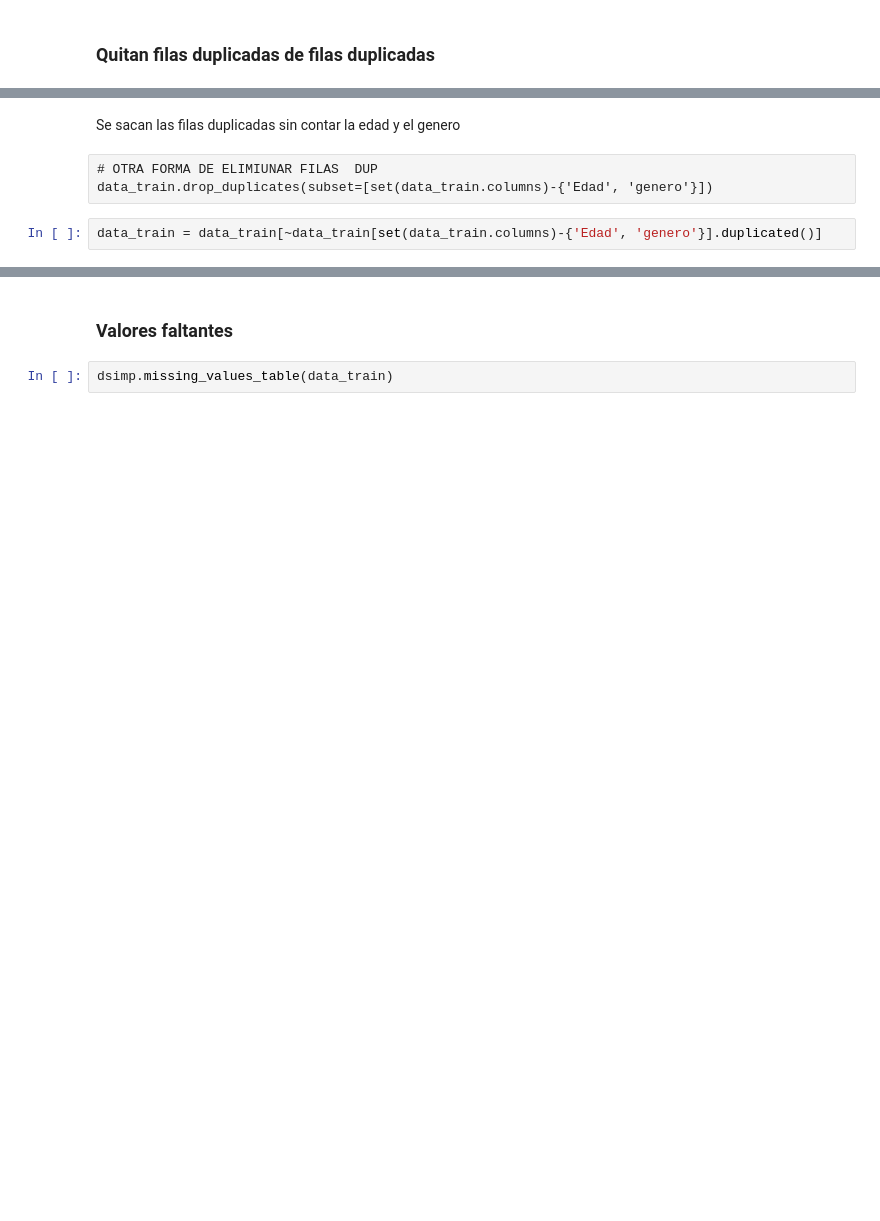
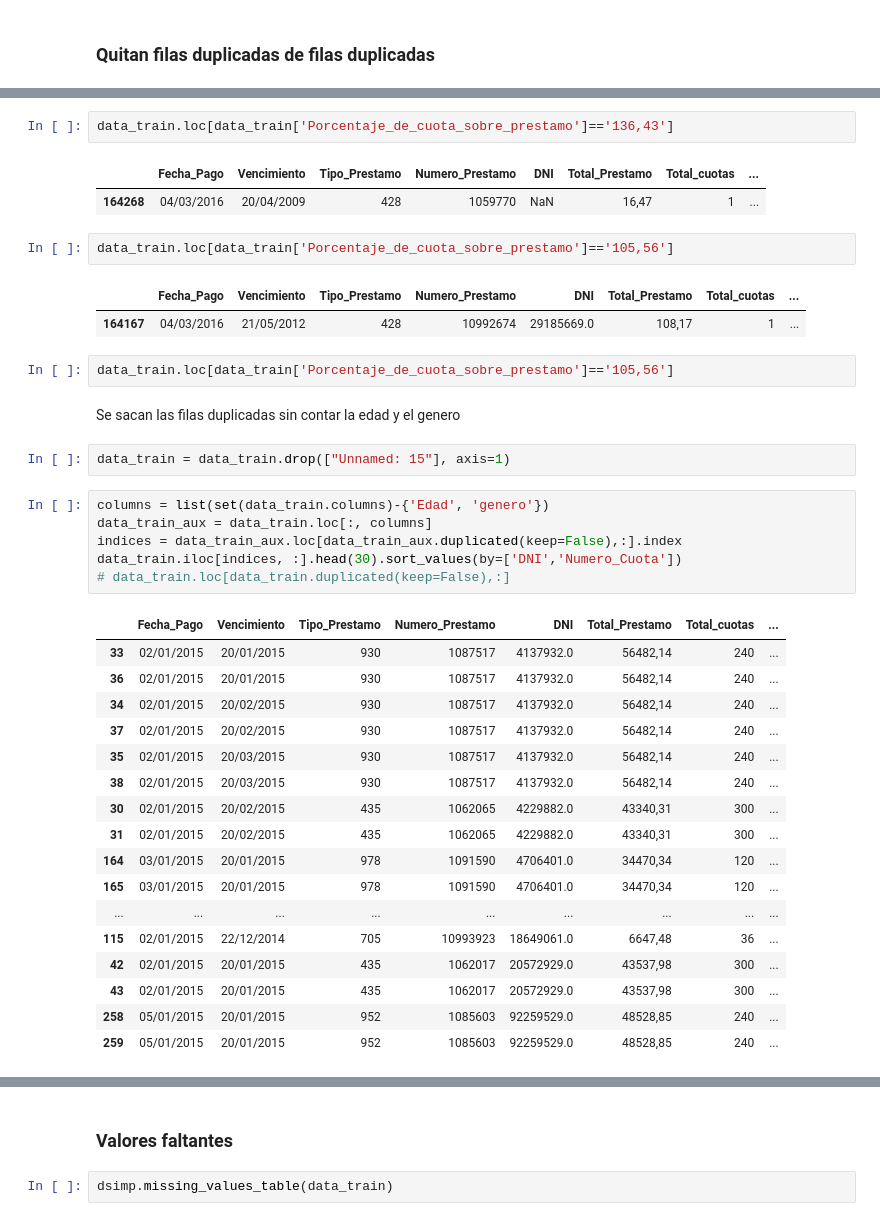
Before and after one commit to FrancisLuna/data-science-TP4, a Jupyter notebook: TP4.ipynb, the cells around one changed output, grey strips where cells are left out. Saved outputs shown, nothing was run; the diff lists cells and outputs as text; blank space fills up the shorter version.

```diff
--- a/TP4.ipynb
+++ b/TP4.ipynb
@@ -118,7 +138,40 @@ memory usage: 93.2+ MB
+# %%
+data_train.loc[data_train['Porcentaje_de_cuota_sobre_prestamo']=='136,43']
+# %% [output]
+|  | Fecha_Pago | Vencimiento | Tipo_Prestamo | Numero_Prestamo | DNI | Total_Prestamo | Total_cuotas | ... |
+| 164268 | 04/03/2016 | 20/04/2009 | 428 | 1059770 | NaN | 16,47 | 1 | ... |
+# %%
+data_train.loc[data_train['Porcentaje_de_cuota_sobre_prestamo']=='105,56']
+# %% [output]
+|  | Fecha_Pago | Vencimiento | Tipo_Prestamo | Numero_Prestamo | DNI | Total_Prestamo | Total_cuotas | ... |
+| 164167 | 04/03/2016 | 21/05/2012 | 428 | 10992674 | 29185669.0 | 108,17 | 1 | ... |
+# %%
+data_train.loc[data_train['Porcentaje_de_cuota_sobre_prestamo']=='105,56']
 # %% [markdown]
 Se sacan las filas duplicadas sin contar la edad y el genero
-# %% [raw]
-# OTRA FORMA DE ELIMIUNAR FILAS  DUP
-data_train.drop_duplicates(subset=[set(data_train.columns)-{'Edad', 'genero'}])
-# %%
-data_train = data_train[~data_train[set(data_train.columns)-{'Edad', 'genero'}].duplicated()]
+# %%
+data_train = data_train.drop(["Unnamed: 15"], axis=1)
+# %%
+columns = list(set(data_train.columns)-{'Edad', 'genero'})
+data_train_aux = data_train.loc[:, columns]
+indices = data_train_aux.loc[data_train_aux.duplicated(keep=False),:].index
+data_train.iloc[indices, :].head(30).sort_values(by=['DNI','Numero_Cuota'])
+# data_train.loc[data_train.duplicated(keep=False),:]
+# %% [output]
+|  | Fecha_Pago | Vencimiento | Tipo_Prestamo | Numero_Prestamo | DNI | Total_Prestamo | Total_cuotas | ... |
+| 33 | 02/01/2015 | 20/01/2015 | 930 | 1087517 | 4137932.0 | 56482,14 | 240 | ... |
+| 36 | 02/01/2015 | 20/01/2015 | 930 | 1087517 | 4137932.0 | 56482,14 | 240 | ... |
+| 34 | 02/01/2015 | 20/02/2015 | 930 | 1087517 | 4137932.0 | 56482,14 | 240 | ... |
+| 37 | 02/01/2015 | 20/02/2015 | 930 | 1087517 | 4137932.0 | 56482,14 | 240 | ... |
+| 35 | 02/01/2015 | 20/03/2015 | 930 | 1087517 | 4137932.0 | 56482,14 | 240 | ... |
+| 38 | 02/01/2015 | 20/03/2015 | 930 | 1087517 | 4137932.0 | 56482,14 | 240 | ... |
+| 30 | 02/01/2015 | 20/02/2015 | 435 | 1062065 | 4229882.0 | 43340,31 | 300 | ... |
+| 31 | 02/01/2015 | 20/02/2015 | 435 | 1062065 | 4229882.0 | 43340,31 | 300 | ... |
+| 164 | 03/01/2015 | 20/01/2015 | 978 | 1091590 | 4706401.0 | 34470,34 | 120 | ... |
+| 165 | 03/01/2015 | 20/01/2015 | 978 | 1091590 | 4706401.0 | 34470,34 | 120 | ... |
+| ... | ... | ... | ... | ... | ... | ... | ... | ... |
+| 115 | 02/01/2015 | 22/12/2014 | 705 | 10993923 | 18649061.0 | 6647,48 | 36 | ... |
+| 42 | 02/01/2015 | 20/01/2015 | 435 | 1062017 | 20572929.0 | 43537,98 | 300 | ... |
+| 43 | 02/01/2015 | 20/01/2015 | 435 | 1062017 | 20572929.0 | 43537,98 | 300 | ... |
+| 258 | 05/01/2015 | 20/01/2015 | 952 | 1085603 | 92259529.0 | 48528,85 | 240 | ... |
+| 259 | 05/01/2015 | 20/01/2015 | 952 | 1085603 | 92259529.0 | 48528,85 | 240 | ... |
```
Also changed, not shown: parts of 11 cells of this notebook.
